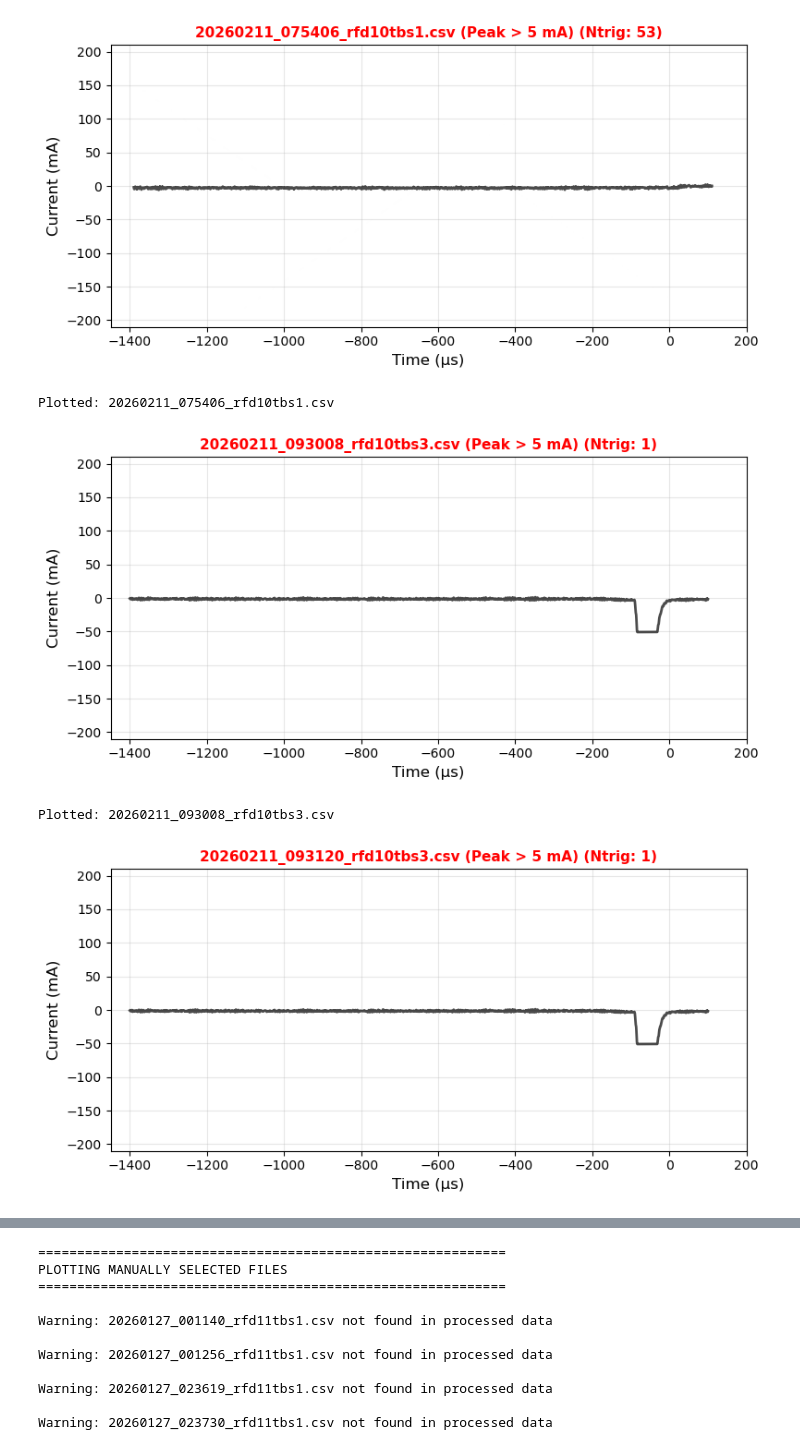
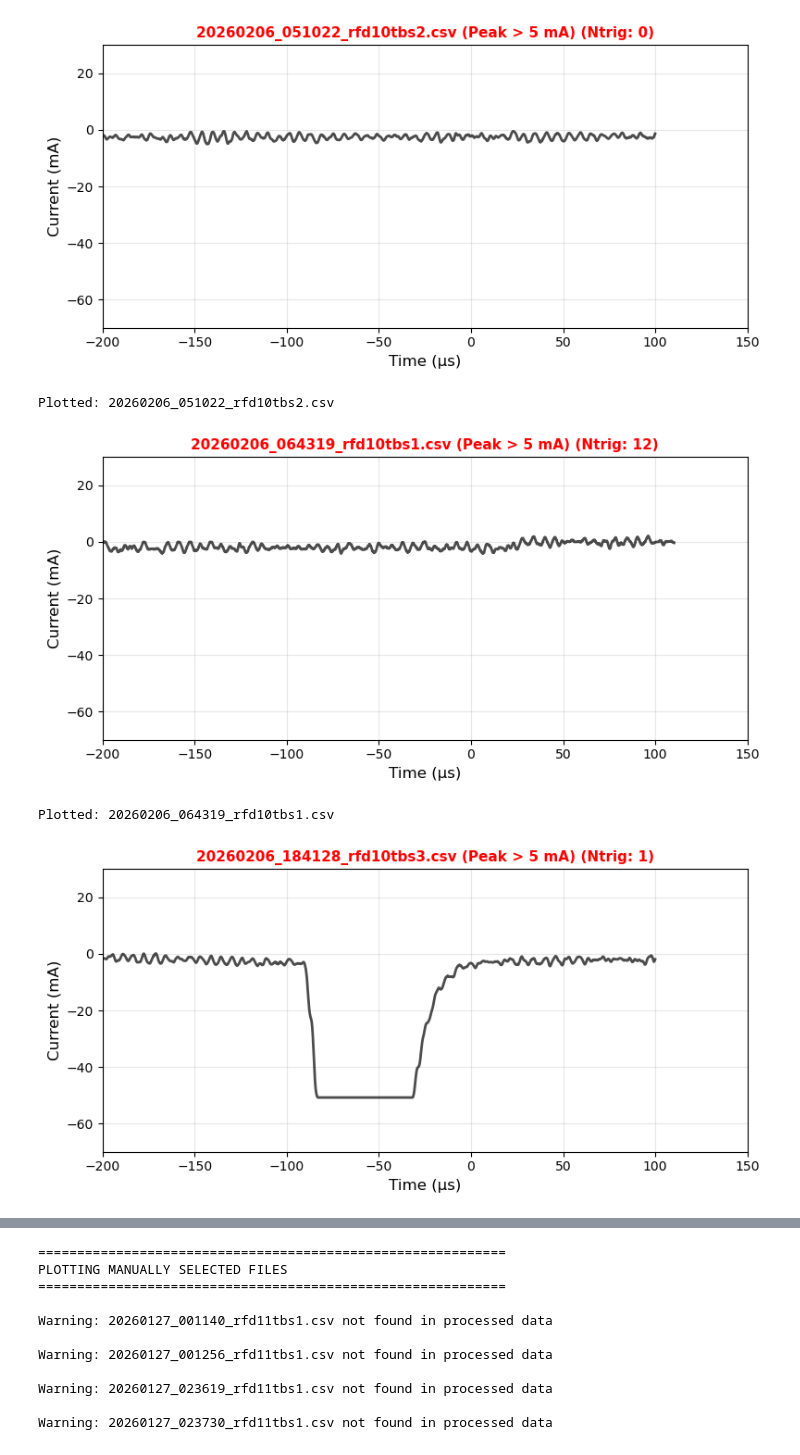
Before and after one commit to xylulu/SBL_code, a Jupyter notebook: batch_process_electrode_V2.ipynb, the cells around one changed output, grey strips where cells are left out. Cells and saved outputs as stored; diff of their text form; code cells hidden in the pictures.

```diff
--- a/batch_process_electrode_V2.ipynb
+++ b/batch_process_electrode_V2.ipynb
@@ -2,10 +2,12 @@
 # ===== DATE SELECTION KNOB =====
 # Leave empty [] to process all dates, or specify one or more dates as strings in "YYYYMMDD" format
 # selected_dates = [] # for all dates
-selected_dates = ["20260211"]  # <-- MODIFY THIS to select specific dates
+# selected_dates = ["20260211"]  # <-- MODIFY THIS to select specific dates
 # selected_dates = ["20260127"]  # <-- MODIFY THIS to select specific dates
 # selected_dates = ["20260204"]  # <-- MODIFY THIS to select specific dates
 
+selected_dates = ["20260206"]  # <-- MODIFY THIS to select specific dates
+
 # ===== PLOT SETTINGS ===== CHANGE AS NEEDED =====
 plot_all_traces = "N"  # "Y" to plot all, "N" to skip; high current traces are always plotted
 # %%
@@ -337,8 +339,8 @@ if peak_results:
         ax.tick_params(labelsize=10)
         ax.set_ylim(-210, 210)
         ax.set_xlim(-1450, 200)
-        # ax.set_xlim(-600, 150)
-        # ax.set_ylim(-50, 210)
+        ax.set_xlim(-200, 150)
+        ax.set_ylim(-70, 30)
 
         if file_data['is_rfd11']:
             ax.legend(fontsize=10, loc='upper left')
@@ -387,5 +389,5 @@ Plotted: 20260211_021635_rfd10tbs1.csv
-[figure, old version]
+[figure, new version]
-Plotted: 20260211_075406_rfd10tbs1.csv
+Plotted: 20260206_051022_rfd10tbs2.csv
-[figure, old version]
+[figure, new version]
-Plotted: 20260211_093008_rfd10tbs3.csv
+Plotted: 20260206_064319_rfd10tbs1.csv
-[figure, old version]
+[figure, new version]
```
Also changed, not shown: parts of 2 cells of this notebook.
